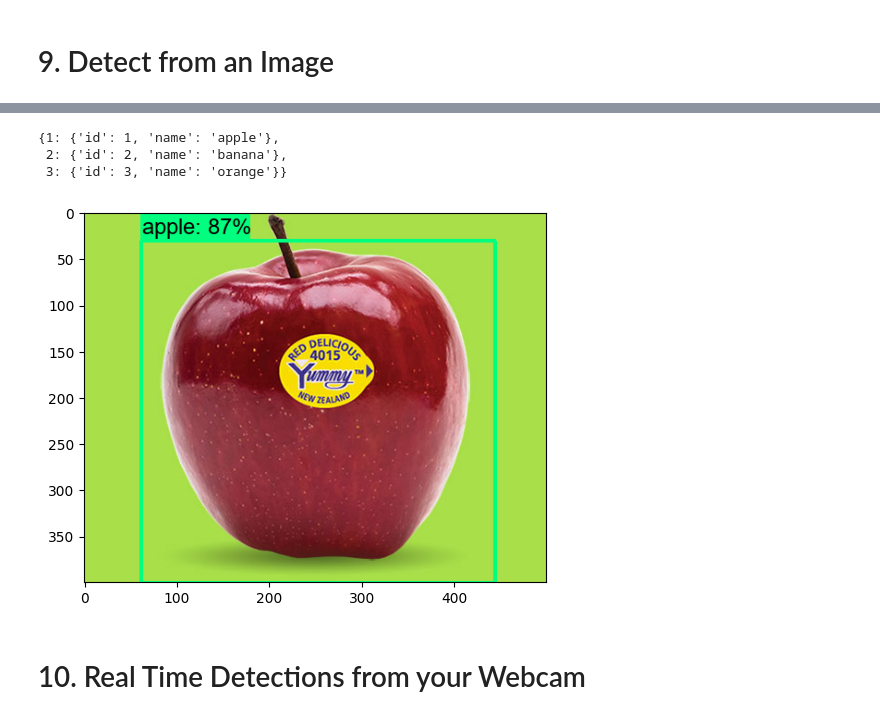
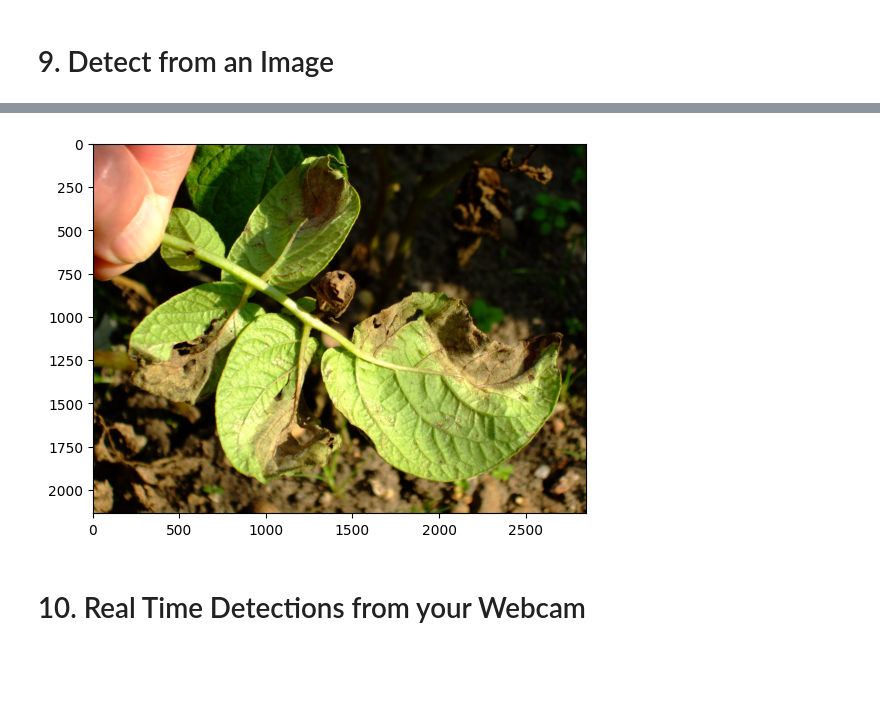
Before and after one commit to gammaraysky/tf_objectiondetection, a Jupyter notebook: 2. Training and Detection_3.ipynb, the cells around one changed output, grey strips where cells are left out. Saved outputs shown, nothing was run; the diff lists cells and outputs as text; code cells hidden in the pictures; blank space fills up the shorter version.

```diff
--- a/2. Training and Detection_3.ipynb
+++ b/2. Training and Detection_3.ipynb
@@ -15,8 +20,8 @@ paths = {
     'APIMODEL_PATH':            os.path.join('Tensorflow', 'models'),
     # 'ANNOTATION_PATH':          os.path.join('Tensorflow', 'workspace','annotations'),
     # 'IMAGE_PATH':               os.path.join('Tensorflow', 'workspace','images'),
-    'IMAGE_PATH':               os.path.join('Tensorflow', 'workspace','TBX11K_prepped','imgs'),
-    'ANNOTATION_PATH':          os.path.join('Tensorflow', 'workspace','TBX11K_prepped','annotations','xml'),
+    'IMAGE_PATH':               os.path.join('Tensorflow', 'workspace','PlantDoc-Object-Detection-Dataset-master'),
+    'ANNOTATION_PATH':          os.path.join('Tensorflow', 'workspace','annotations'),
 
     'MODEL_PATH':               os.path.join('Tensorflow', 'workspace','models'),
     'PRETRAINED_MODEL_PATH':    os.path.join('Tensorflow', 'workspace','pre-trained-models'),
@@ -365,6 +849,0 @@ category_index = label_map_util.create_category_index_from_labelmap(files['LABEL
-# %%
-category_index
-# %% [output]
-{1: {'id': 1, 'name': 'apple'},
- 2: {'id': 2, 'name': 'banana'},
- 3: {'id': 3, 'name': 'orange'}}
@@ -374,37 +850,39 @@ IMAGE_PATH = r"D:\code\_projects\_practice\TFODCourse-main\Tensorflow\workspace\
 # %%
+IMAGE_PATH = os.path.join(paths['IMAGE_PATH'], 'TEST', 'backus-056-potato-blight.jpg')
+
 img = cv2.imread(IMAGE_PATH)
 image_np = np.array(img)
 
 input_tensor = tf.convert_to_tensor(np.expand_dims(image_np, 0), dtype=tf.float32)
 image,shapes = resizeimage(input_tensor)
 detections = detect_fn(image,shapes)
 
 num_detections = int(detections.pop('num_detections'))
 detections = {key: value[0, :num_detections].numpy()
               for key, value in detections.items()}
 detections['num_detections'] = num_detections
 
 # detection_classes should be ints.
 detections['detection_classes'] = detections['detection_classes'].astype(np.int64)
 
 label_id_offset = 1
 image_np_with_detections = image_np.copy()
 
 viz_utils.visualize_boxes_and_labels_on_image_array(
             image_np_with_detections,
             detections['detection_boxes'],
             detections['detection_classes']+label_id_offset,
             detections['detection_scores'],
             category_index,
             use_normalized_coordinates=True,
             max_boxes_to_draw=5,
             min_score_thresh=.8,
             agnostic_mode=False)
 
 plt.imshow(cv2.cvtColor(image_np_with_detections, cv2.COLOR_BGR2RGB))
 plt.show()
 # %% [output]
-[figure, old version]
+[figure, new version]
 # %% [markdown]
 # 10. Real Time Detections from your Webcam
 # %%
```
Also changed, not shown: parts of 38 cells of this notebook.
